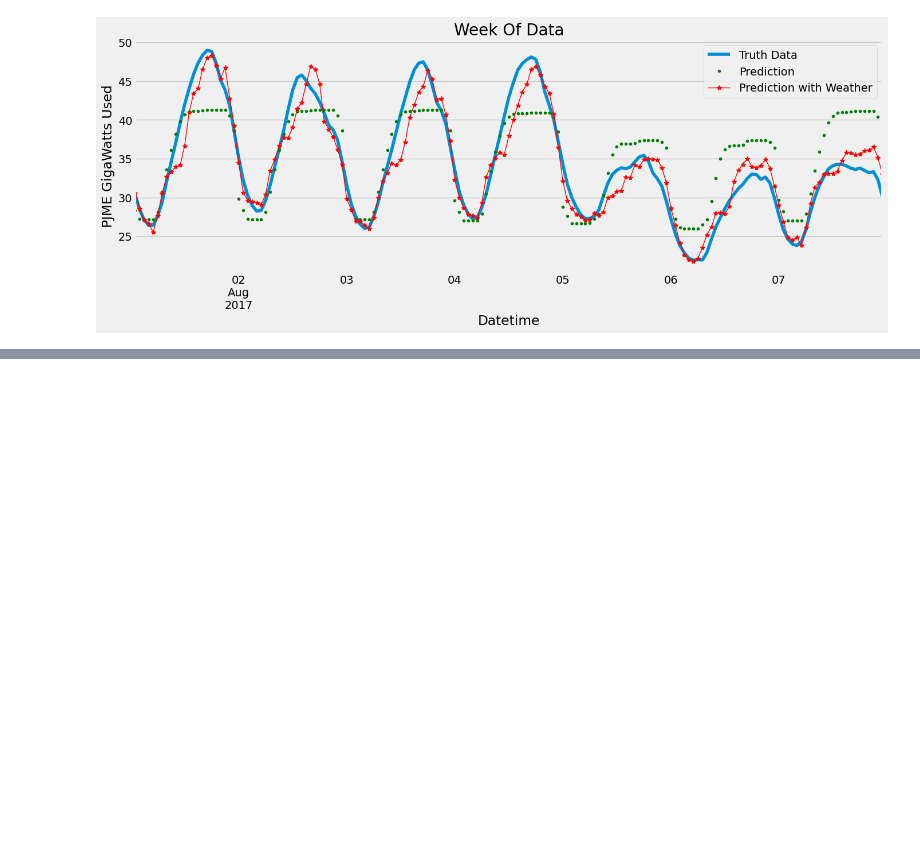
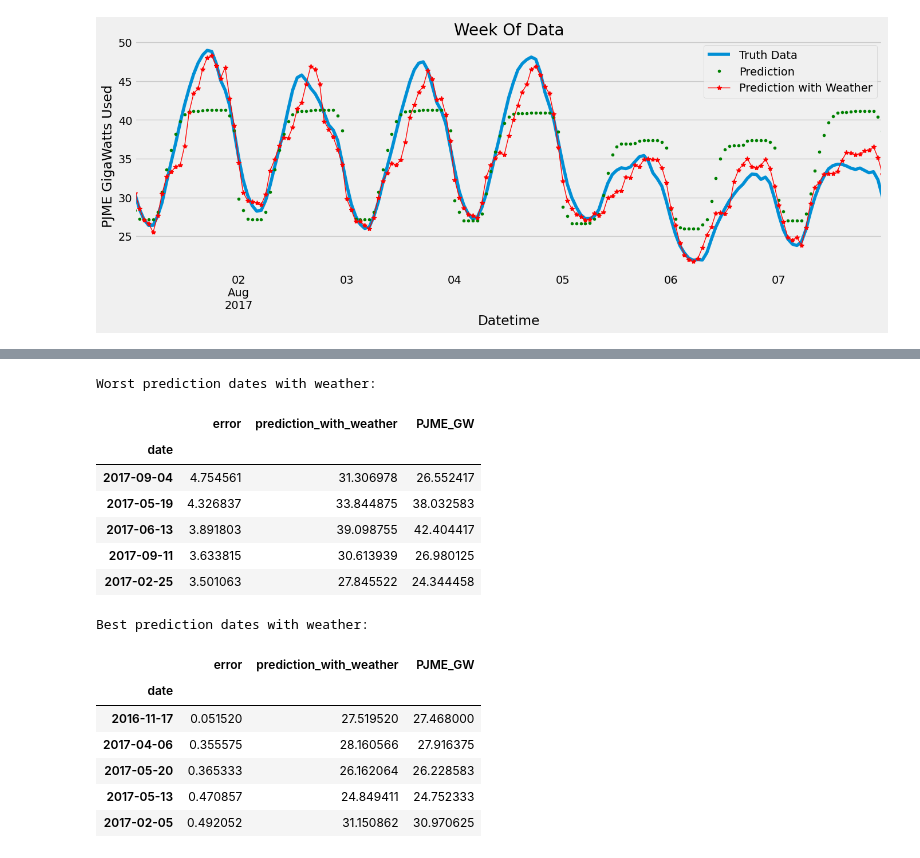
Before and after one commit to varunchaturmutha/Electricity-Usage-Prediction, a Jupyter notebook: Electricity_Grid.ipynb, the cells around one changed output, grey strips where cells are left out. Cells and saved outputs as stored; diff of their text form; code cells hidden in the pictures; blank space fills up the shorter version.

```diff
--- a/Electricity_Grid.ipynb
+++ b/Electricity_Grid.ipynb
@@ -539,0 +560,25 @@ plt.show()
+# %%
+test.loc[:, 'day'] = test.index.date
+print('Worst prediction dates with weather:')
+display(test.groupby(['date'])[['error', 'prediction_with_weather', f'{provider}_GW']].mean(1).sort_values('error',
+                                                                    ascending=False).head(5))
+print('\n\nBest prediction dates with weather:')
+display(test.groupby(['date'])[['error', 'prediction_with_weather', f'{provider}_GW']].mean(1).sort_values('error',
+                                                                    ascending=True).head(5))
+# %% [output]
+Worst prediction dates with weather:
+|  | error | prediction_with_weather | PJME_GW |
+| date |  |  |  |
+| 2017-09-04 | 4.754561 | 31.306978 | 26.552417 |
+| 2017-05-19 | 4.326837 | 33.844875 | 38.032583 |
+| 2017-06-13 | 3.891803 | 39.098755 | 42.404417 |
+| 2017-09-11 | 3.633815 | 30.613939 | 26.980125 |
+| 2017-02-25 | 3.501063 | 27.845522 | 24.344458 |
+Best prediction dates with weather:
+|  | error | prediction_with_weather | PJME_GW |
+| date |  |  |  |
+| 2016-11-17 | 0.051520 | 27.519520 | 27.468000 |
+| 2017-04-06 | 0.355575 | 28.160566 | 27.916375 |
+| 2017-05-20 | 0.365333 | 26.162064 | 26.228583 |
+| 2017-05-13 | 0.470857 | 24.849411 | 24.752333 |
+| 2017-02-05 | 0.492052 | 31.150862 | 30.970625 |
```
Also changed, not shown: parts of 5 cells of this notebook.
